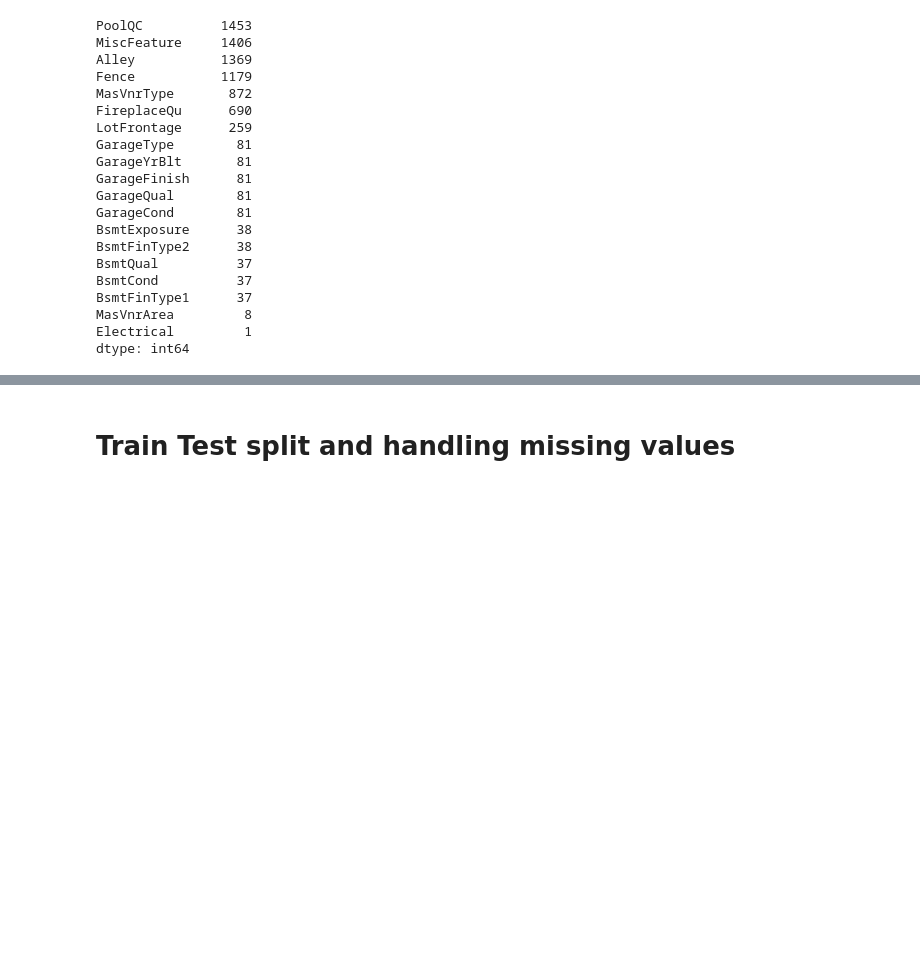
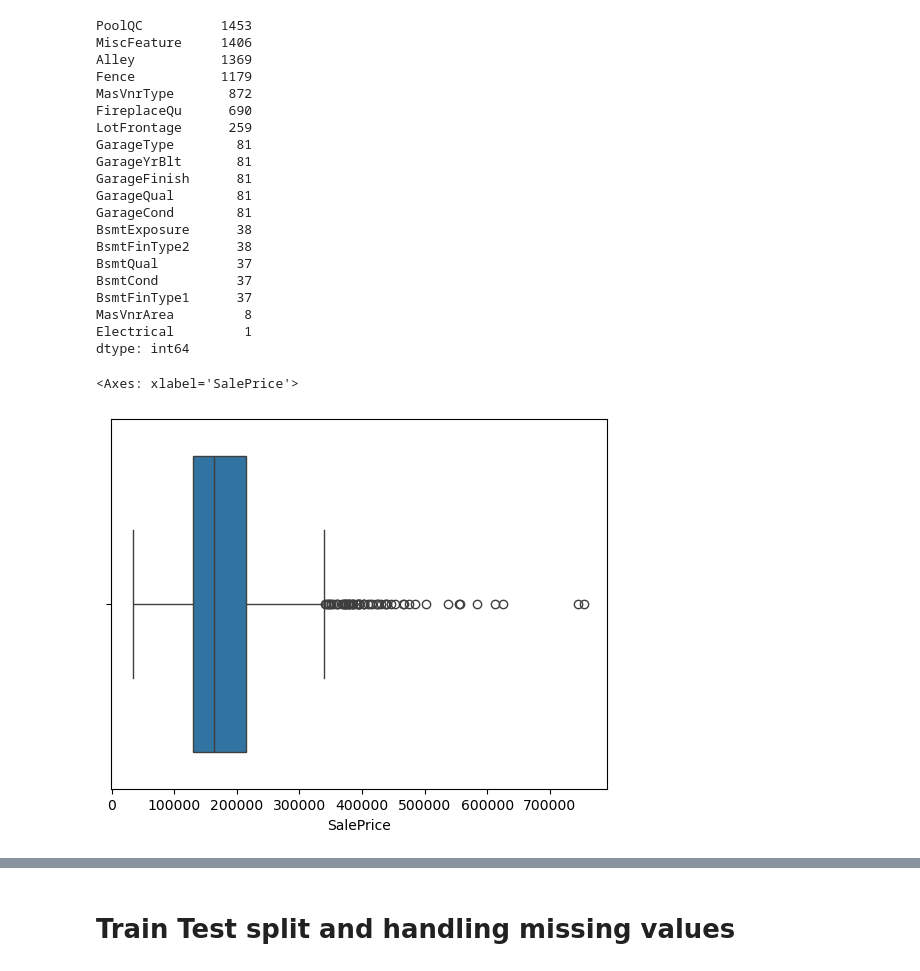
Before and after one commit to PushkarMalhotra2006/House-Price-Prediction, a Jupyter notebook: House_price_prediction.ipynb, the cells around one changed output, grey strips where cells are left out. Saved outputs shown, nothing was run; the diff lists cells and outputs as text; code cells hidden in the pictures; blank space fills up the shorter version.

```diff
--- a/House_price_prediction.ipynb
+++ b/House_price_prediction.ipynb
@@ -155,3 +155,8 @@ BsmtFinType1      37
 MasVnrArea         8
 Electrical         1
 dtype: int64
+# %%
+sns.boxplot(data=df,x='SalePrice')
+# %% [output]
+<Axes: xlabel='SalePrice'>
+[figure, added]
```
Also changed, not shown: parts of 29 cells of this notebook, 4 other files.
